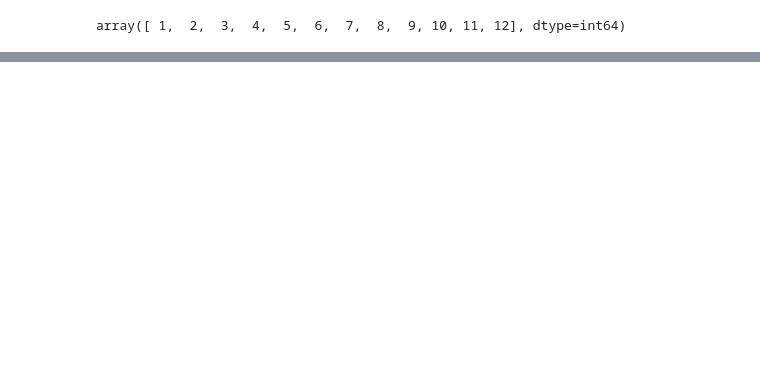
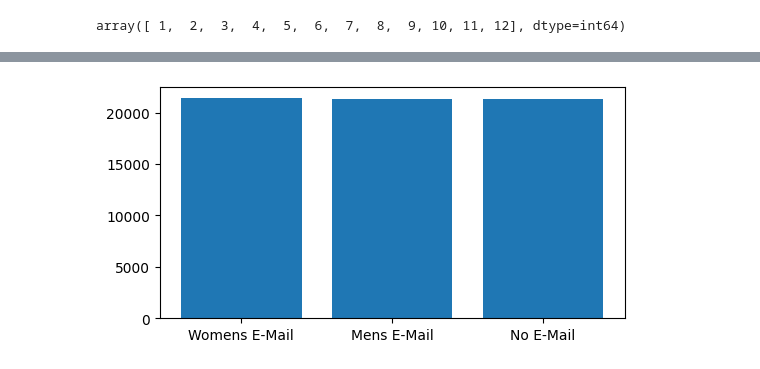
Before and after one commit to Fatemenamdar20/Project02-Customer-Analytics, a Jupyter notebook: Customer-Analytics.ipynb, the cells around one changed output, grey strips where cells are left out. Cells and saved outputs as stored; diff of their text form; code cells hidden in the pictures; blank space fills up the shorter version.

Commit message:
add readme and some charts

```diff
--- a/Customer-Analytics.ipynb
+++ b/Customer-Analytics.ipynb
@@ -74,5 +75,5 @@ df.duplicated().sum()
 # %%
-df.drop_duplicates(inplace=True)
+# df.drop_duplicates(inplace=True)
 # %%
 df.head()
 # %% [output]
@@ -122,0 +107,9 @@ for col in d.columns:
+# %%
+df = df.astype({"recency": "Int8", "mens": "Int8", "womens": "Int8", "newbie": "Int8", "visit": "Int8", "conversion": "Int8"})
+# %%
+plt.figure(figsize=(6,3))
+segment = df["segment"].value_counts()
+plt.bar(segment.index, segment)
+plt.show()
+# %% [output]
+[figure, added]
```
Also changed, not shown: parts of 9 cells of this notebook, 1 other file.
